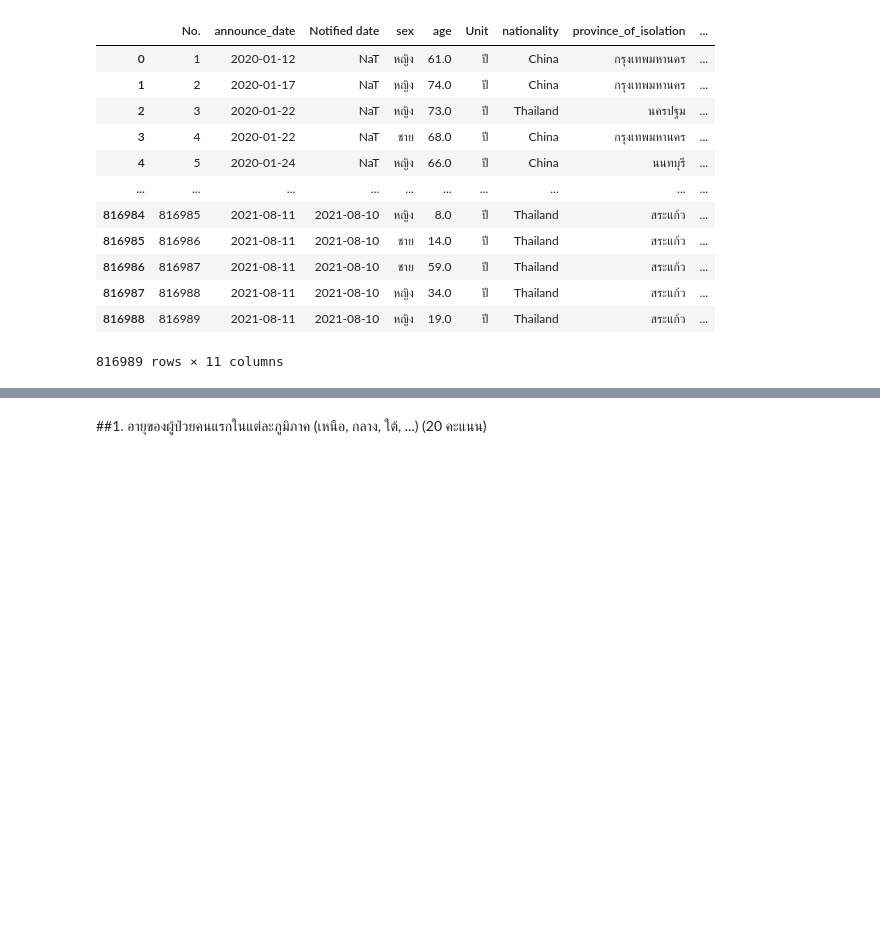
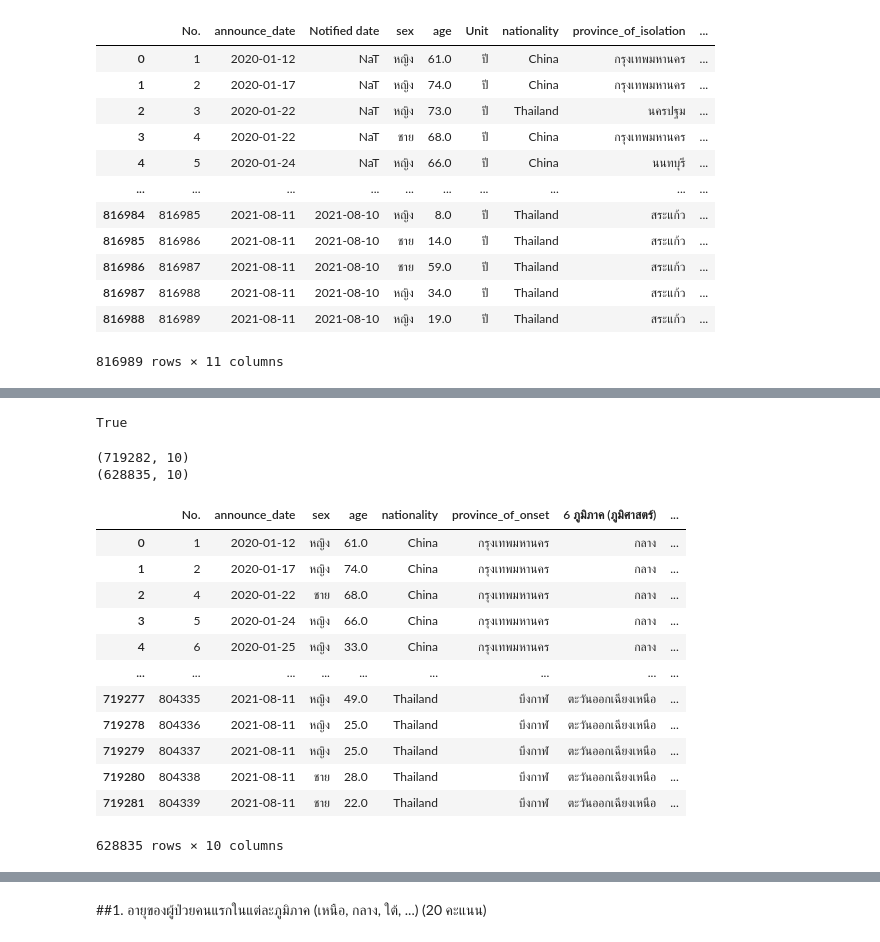
Before and after one commit to watcharapornn/data_viz_2022, a Jupyter notebook: BasicPython&DataViz_midterm2022.ipynb, the cells around one changed output, grey strips where cells are left out. Saved outputs shown, nothing was run; the diff lists cells and outputs as text; code cells hidden in the pictures; blank space fills up the shorter version.

```diff
--- a/BasicPython&DataViz_midterm2022.ipynb
+++ b/BasicPython&DataViz_midterm2022.ipynb
@@ -62,0 +188,28 @@ data_0
+# %%
+personal1_data.isnull().any().any() #  .any().any() เอามาเรียงต่อกัน TRUE คือ มีค่า missing
+# %% [output]
+True
+# %%
+data1 = personal1_data.dropna() #เจอ missing จะลบแถว (row) นั้นไปเลย
+# %%
+print(personal1_data.shape)
+print(personal1_data.dropna().shape)   #ลบค่าmissing เหลือข้อมูล 628835 แถว  10 คอลัมน์
+# %% [output]
+(719282, 10)
+(628835, 10)
+# %%
+data1
+# %% [output]
+|  | No. | announce_date | sex | age | nationality | province_of_onset | 6 ภูมิภาค (ภูมิศาสตร์) | ... |
+| 0 | 1 | 2020-01-12 | หญิง | 61.0 | China | กรุงเทพมหานคร | กลาง | ... |
+| 1 | 2 | 2020-01-17 | หญิง | 74.0 | China | กรุงเทพมหานคร | กลาง | ... |
+| 2 | 4 | 2020-01-22 | ชาย | 68.0 | China | กรุงเทพมหานคร | กลาง | ... |
+| 3 | 5 | 2020-01-24 | หญิง | 66.0 | China | กรุงเทพมหานคร | กลาง | ... |
+| 4 | 6 | 2020-01-25 | หญิง | 33.0 | China | กรุงเทพมหานคร | กลาง | ... |
+| ... | ... | ... | ... | ... | ... | ... | ... | ... |
+| 719277 | 804335 | 2021-08-11 | หญิง | 49.0 | Thailand | บึงกาฬ | ตะวันออกเฉียงเหนือ | ... |
+| 719278 | 804336 | 2021-08-11 | หญิง | 25.0 | Thailand | บึงกาฬ | ตะวันออกเฉียงเหนือ | ... |
+| 719279 | 804337 | 2021-08-11 | หญิง | 25.0 | Thailand | บึงกาฬ | ตะวันออกเฉียงเหนือ | ... |
+| 719280 | 804338 | 2021-08-11 | ชาย | 28.0 | Thailand | บึงกาฬ | ตะวันออกเฉียงเหนือ | ... |
+| 719281 | 804339 | 2021-08-11 | ชาย | 22.0 | Thailand | บึงกาฬ | ตะวันออกเฉียงเหนือ | ... |
+628835 rows × 10 columns
```
Also changed, not shown: parts of 67 cells of this notebook.
